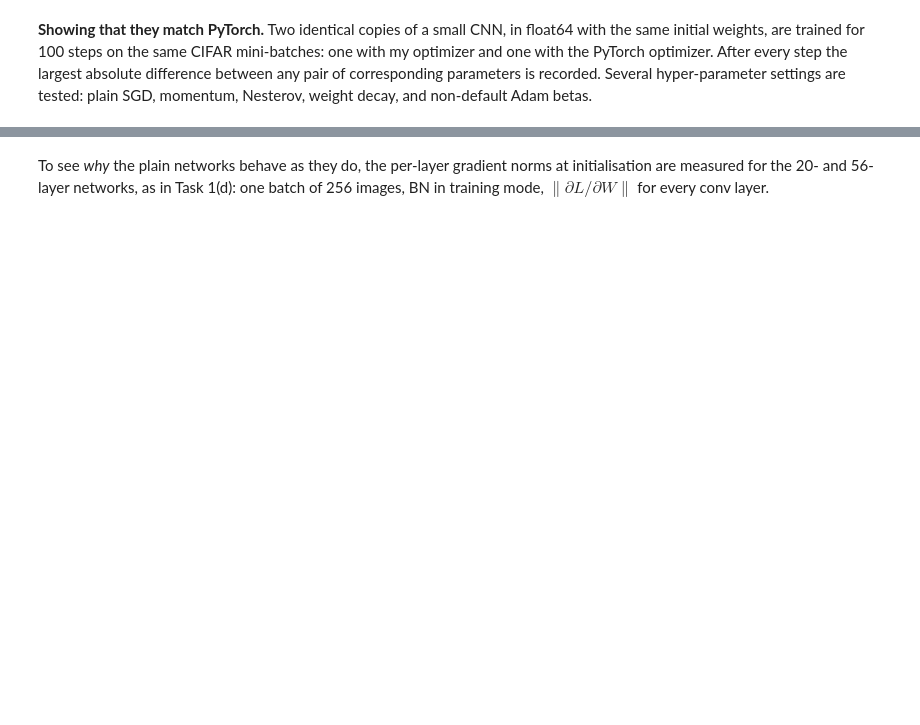
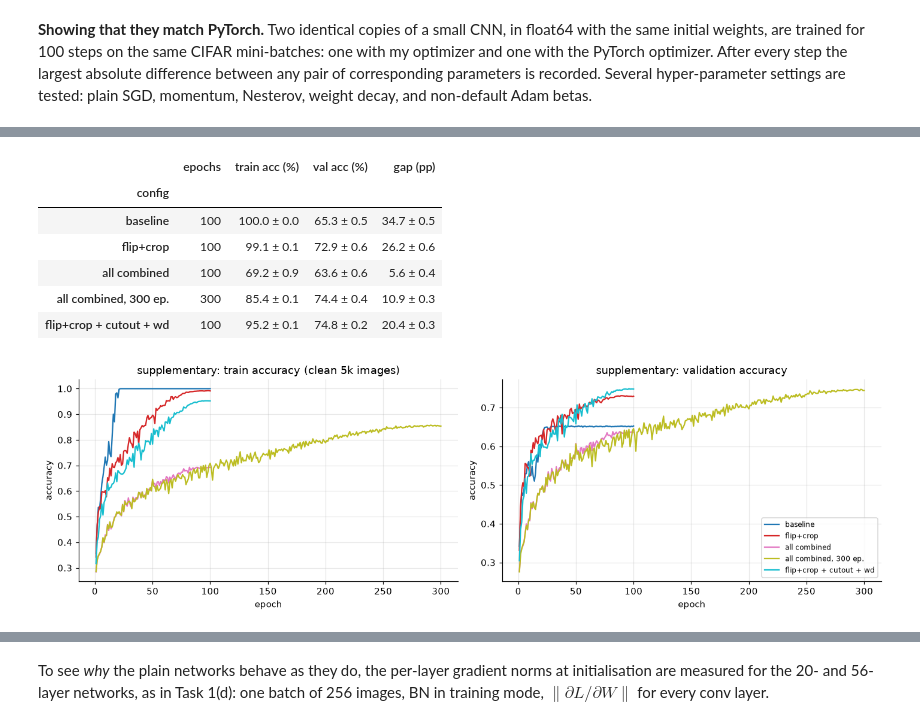
Before and after one commit to Sithum02/EN4554_A02, a Jupyter notebook: EN4554_A2_CNN.ipynb, the cells around one changed output, grey strips where cells are left out. Drawn from its saved outputs; the diff is of its cells as text; code cells hidden in the pictures; blank space fills up the shorter version.

```diff
--- a/EN4554_A2_CNN.ipynb
+++ b/EN4554_A2_CNN.ipynb
@@ -935,7 +1015,7 @@ print('5k subset:', tuple(X_small.shape), '| per class:', np.bincount(y_small.cp
 def run_t3a(cfg, seed, tag):
     set_seed(seed)
     model = SmallCNN(bn=True, dropout=cfg.get('dropout', 0.0)).to(device)
-    epochs = E(T3A_EPOCHS)
+    epochs = E(cfg.get('epochs', T3A_EPOCHS))
     opt = torch.optim.SGD(model.parameters(), lr=0.05, momentum=0.9, nesterov=True,
                           weight_decay=cfg.get('weight_decay', 0.0))
     sched = torch.optim.lr_scheduler.CosineAnnealingLR(opt, T_max=epochs * (len(X_small) // 128))
@@ -1009,0 +1094,37 @@ Training follows the paper's recipe, compressed to **40 epochs**: SGD with momen
+# %%
+T3A_EXTRA = OrderedDict([
+    ('all combined, 300 ep.',   dict(weight_decay=5e-4, dropout=0.3, flip_crop=True, cutout=16, mixup=1.0, epochs=300)),
+    ('flip+crop + cutout + wd', dict(weight_decay=5e-4, flip_crop=True, cutout=16)),
+])
+for name, cfg in T3A_EXTRA.items():
+    for seed in T3A_SEEDS:
+        run_id = 't3a_extra_' + ''.join(ch if ch.isalnum() else '_' for ch in name) + f'_s{seed}'
+        t3a[(name, seed)] = cached(run_id, lambda: run_t3a(cfg, seed, f'{name} (seed {seed})'))
+
+rows = []
+for name in ['baseline', 'flip+crop', 'all combined'] + list(T3A_EXTRA):
+    tr, va = agg(name, 'clean_train_acc')[:, -1] * 100, agg(name, 'val_acc')[:, -1] * 100
+    rows.append({'config': name, 'epochs': len(t3a[(name, T3A_SEEDS[0])]['val_acc']),
+                 'train acc (%)': f'{tr.mean():.1f} ± {tr.std():.1f}', 'val acc (%)': f'{va.mean():.1f} ± {va.std():.1f}',
+                 'gap (pp)': f'{(tr - va).mean():.1f} ± {(tr - va).std():.1f}'})
+display(pd.DataFrame(rows).set_index('config'))
+
+fig, ax = plt.subplots(1, 2, figsize=(13, 4))
+for i, name in enumerate(['baseline', 'flip+crop', 'all combined'] + list(T3A_EXTRA)):
+    for a, key in zip(ax, ('clean_train_acc', 'val_acc')):
+        arr = agg(name, key)
+        a.plot(np.arange(1, arr.shape[1] + 1), arr.mean(0), color=cmap([0, 3, 6, 8, 9][i]), label=name)
+ax[0].set(xlabel='epoch', ylabel='accuracy', title='supplementary: train accuracy (clean 5k images)')
+ax[1].set(xlabel='epoch', ylabel='accuracy', title='supplementary: validation accuracy')
+ax[1].legend(fontsize=8)
+plt.tight_layout()
+plt.show()
+# %% [output]
+|  | epochs | train acc (%) | val acc (%) | gap (pp) |
+| config |  |  |  |  |
+| baseline | 100 | 100.0 ± 0.0 | 65.3 ± 0.5 | 34.7 ± 0.5 |
+| flip+crop | 100 | 99.1 ± 0.1 | 72.9 ± 0.6 | 26.2 ± 0.6 |
+| all combined | 100 | 69.2 ± 0.9 | 63.6 ± 0.6 | 5.6 ± 0.4 |
+| all combined, 300 ep. | 300 | 85.4 ± 0.1 | 74.4 ± 0.4 | 10.9 ± 0.3 |
+| flip+crop + cutout + wd | 100 | 95.2 ± 0.1 | 74.8 ± 0.2 | 20.4 ± 0.3 |
+[figure, added]
```
Also changed, not shown: parts of 42 cells of this notebook.
